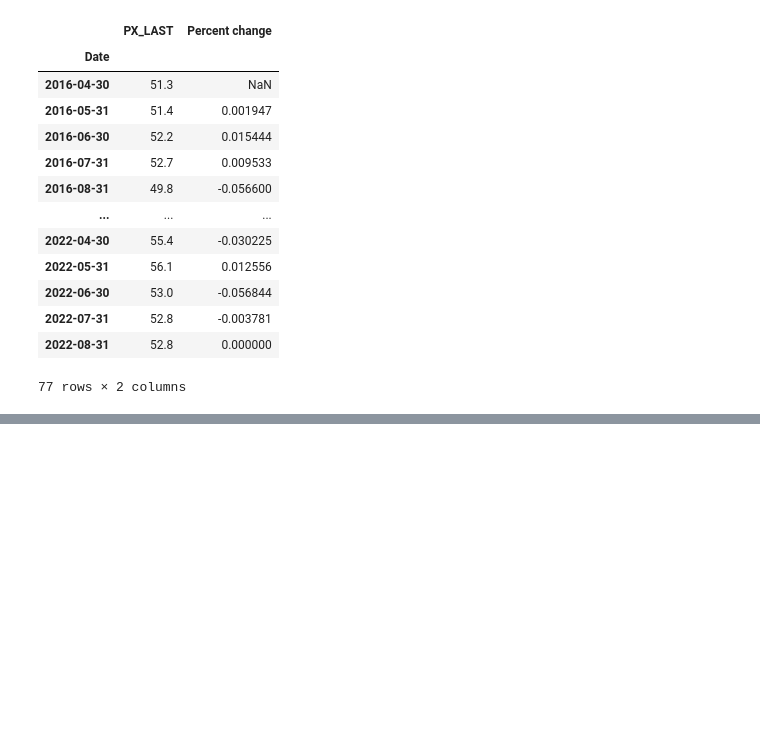
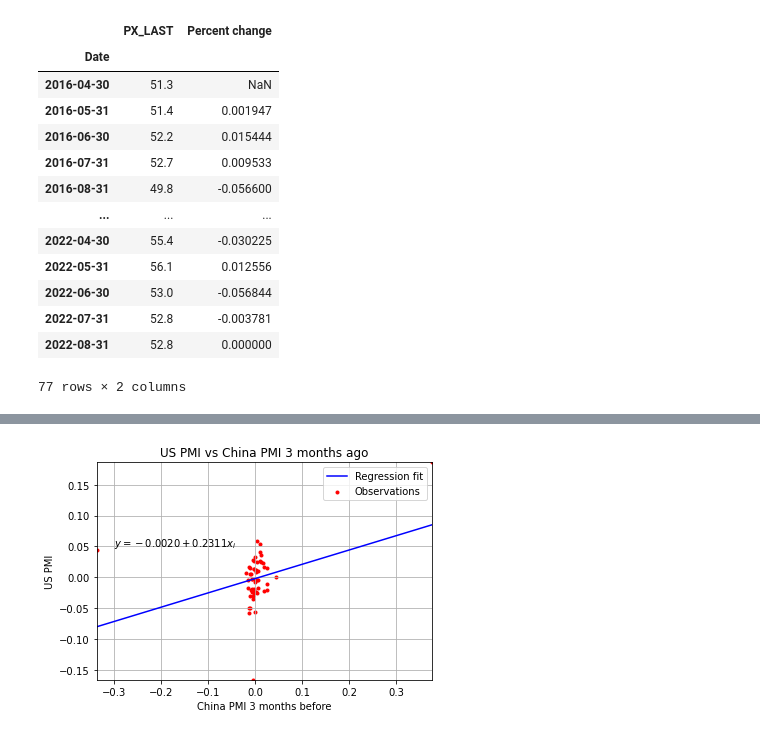
Before and after one commit to felixpoirier1/TP1, a Jupyter notebook: assignement.ipynb, the cells around one changed output, grey strips where cells are left out. Drawn from its saved outputs; the diff is of its cells as text; code cells hidden in the pictures; blank space fills up the shorter version.

```diff
--- a/assignement.ipynb
+++ b/assignement.ipynb
@@ -33,0 +78,28 @@ datasets["US PMI"]
+# %%
+X_reg = np.linspace(df['China PMI'].min(), df['China PMI'].max())
+
+y_reg = model.intercept_[0] + X_reg*model.coef_[0]
+
+fig, ax = plt.subplots()
+
+plt.grid(True)
+
+plt.plot(X_reg, y_reg, 'b-', label="Regression fit")
+
+plt.scatter(X_train, y_train, c="red", marker='.', label="Observations")
+
+
+
+
+plt.xlim(df['China PMI'].min(), df['China PMI'].max())
+plt.ylim(df['US PMI'].min(), df['US PMI'].max())
+plt.legend()
+
+ax.set_ylabel('US PMI')
+ax.set_xlabel("China PMI 3 months before")
+ax.set_title("US PMI vs China PMI 3 months ago")
+ax.annotate(r'$y = %5.4f + %5.4f x_{i}$ '%(model.intercept_, model.coef_), xy=(-0.3, 0.05))
+
+plt.savefig("images/Regression_fit.png")
+# %% [output]
+[figure, added]
```
Also changed, not shown: parts of 8 cells of this notebook, 4 other files.
